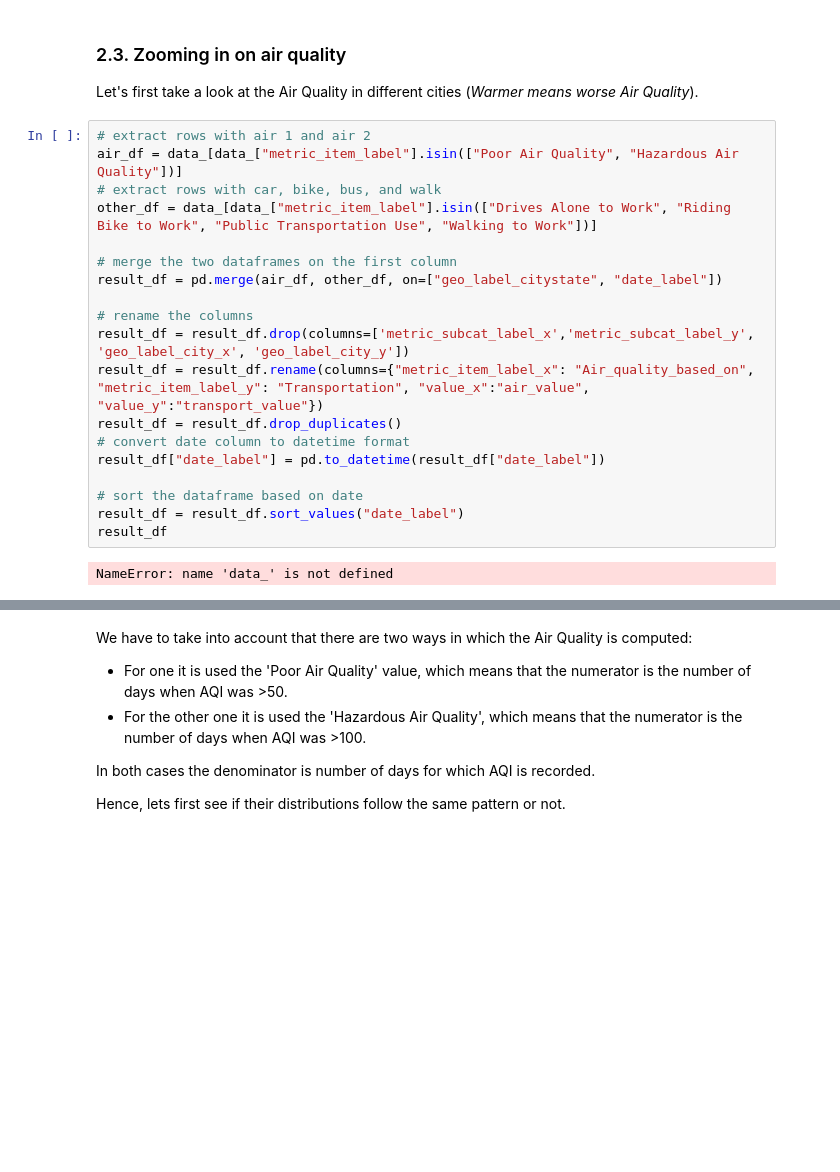
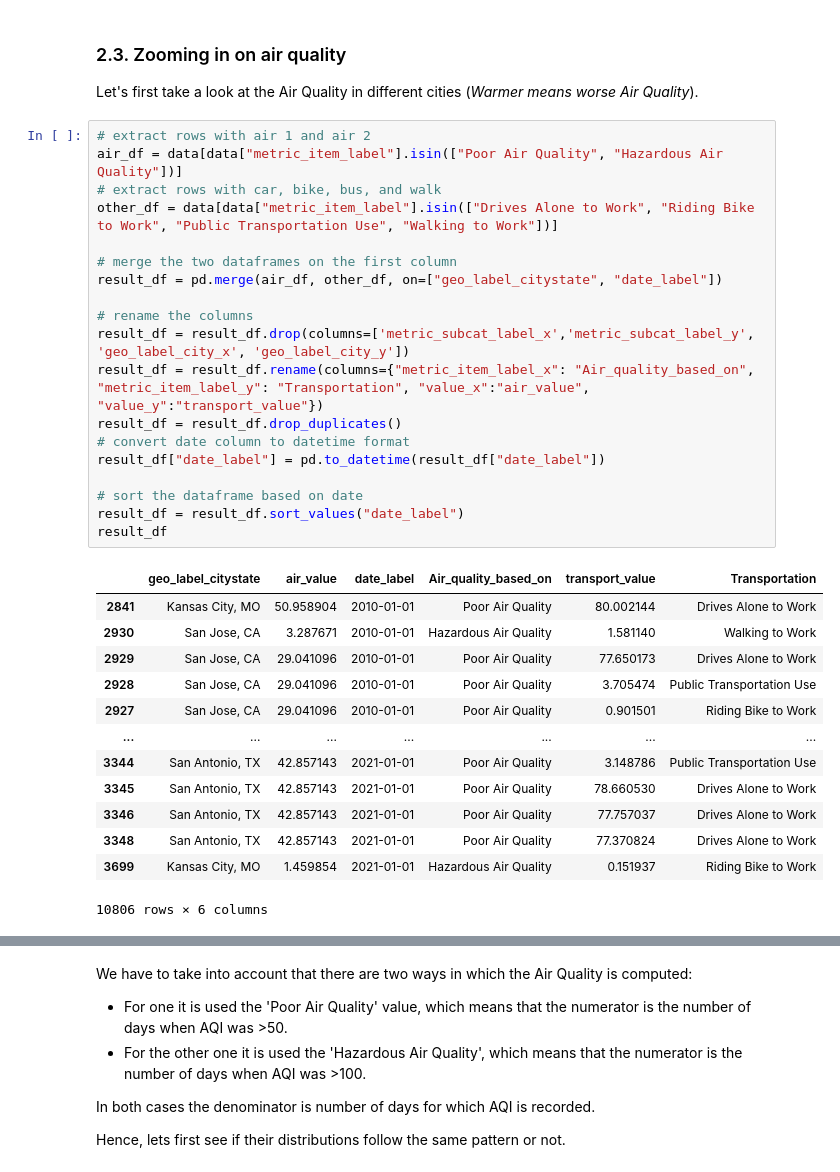
Before and after one commit to pierrehogenhaug/socialDataProject, a Jupyter notebook: transportation_airquality.ipynb, the cells around one changed output, grey strips where cells are left out. Drawn from its saved outputs; the diff is of its cells as text; blank space fills up the shorter version.

```diff
--- a/transportation_airquality.ipynb
+++ b/transportation_airquality.ipynb
@@ -197,25 +213,37 @@ NameError: name 'folium' is not defined
 Let's first take a look at the Air Quality in different cities (*Warmer means worse Air Quality*).
 # %%
 # extract rows with air 1 and air 2
-air_df = data_[data_["metric_item_label"].isin(["Poor Air Quality", "Hazardous Air Quality"])]
+air_df = data[data["metric_item_label"].isin(["Poor Air Quality", "Hazardous Air Quality"])]
 # extract rows with car, bike, bus, and walk
-other_df = data_[data_["metric_item_label"].isin(["Drives Alone to Work", "Riding Bike to Work", "Public Transportation Use", "Walking to Work"])]
+other_df = data[data["metric_item_label"].isin(["Drives Alone to Work", "Riding Bike to Work", "Public Transportation Use", "Walking to Work"])]
 
 # merge the two dataframes on the first column
 result_df = pd.merge(air_df, other_df, on=["geo_label_citystate", "date_label"])
 
 # rename the columns
 result_df = result_df.drop(columns=['metric_subcat_label_x','metric_subcat_label_y', 'geo_label_city_x', 'geo_label_city_y'])
 result_df = result_df.rename(columns={"metric_item_label_x": "Air_quality_based_on", "metric_item_label_y": "Transportation", "value_x":"air_value", "value_y":"transport_value"})
 result_df = result_df.drop_duplicates()
 # convert date column to datetime format
 result_df["date_label"] = pd.to_datetime(result_df["date_label"])
 
 # sort the dataframe based on date
 result_df = result_df.sort_values("date_label")
 result_df
 # %% [output]
+|  | geo_label_citystate | air_value | date_label | Air_quality_based_on | transport_value | Transportation |
+| 2841 | Kansas City, MO | 50.958904 | 2010-01-01 | Poor Air Quality | 80.002144 | Drives Alone to Work |
+| 2930 | San Jose, CA | 3.287671 | 2010-01-01 | Hazardous Air Quality | 1.581140 | Walking to Work |
+| 2929 | San Jose, CA | 29.041096 | 2010-01-01 | Poor Air Quality | 77.650173 | Drives Alone to Work |
+| 2928 | San Jose, CA | 29.041096 | 2010-01-01 | Poor Air Quality | 3.705474 | Public Transportation Use |
+| 2927 | San Jose, CA | 29.041096 | 2010-01-01 | Poor Air Quality | 0.901501 | Riding Bike to Work |
+| ... | ... | ... | ... | ... | ... | ... |
+| 3344 | San Antonio, TX | 42.857143 | 2021-01-01 | Poor Air Quality | 3.148786 | Public Transportation Use |
+| 3345 | San Antonio, TX | 42.857143 | 2021-01-01 | Poor Air Quality | 78.660530 | Drives Alone to Work |
+| 3346 | San Antonio, TX | 42.857143 | 2021-01-01 | Poor Air Quality | 77.757037 | Drives Alone to Work |
+| 3348 | San Antonio, TX | 42.857143 | 2021-01-01 | Poor Air Quality | 77.370824 | Drives Alone to Work |
+| 3699 | Kansas City, MO | 1.459854 | 2021-01-01 | Hazardous Air Quality | 0.151937 | Riding Bike to Work |
-NameError: name 'data_' is not defined
+10806 rows × 6 columns
 # %%
 #air_quality_data = data[data['metric_subcat_label'] == 'Air Quality']
 result_df['year'] = result_df['date_label'].dt.year
```
Also changed, not shown: parts of 31 cells of this notebook.
